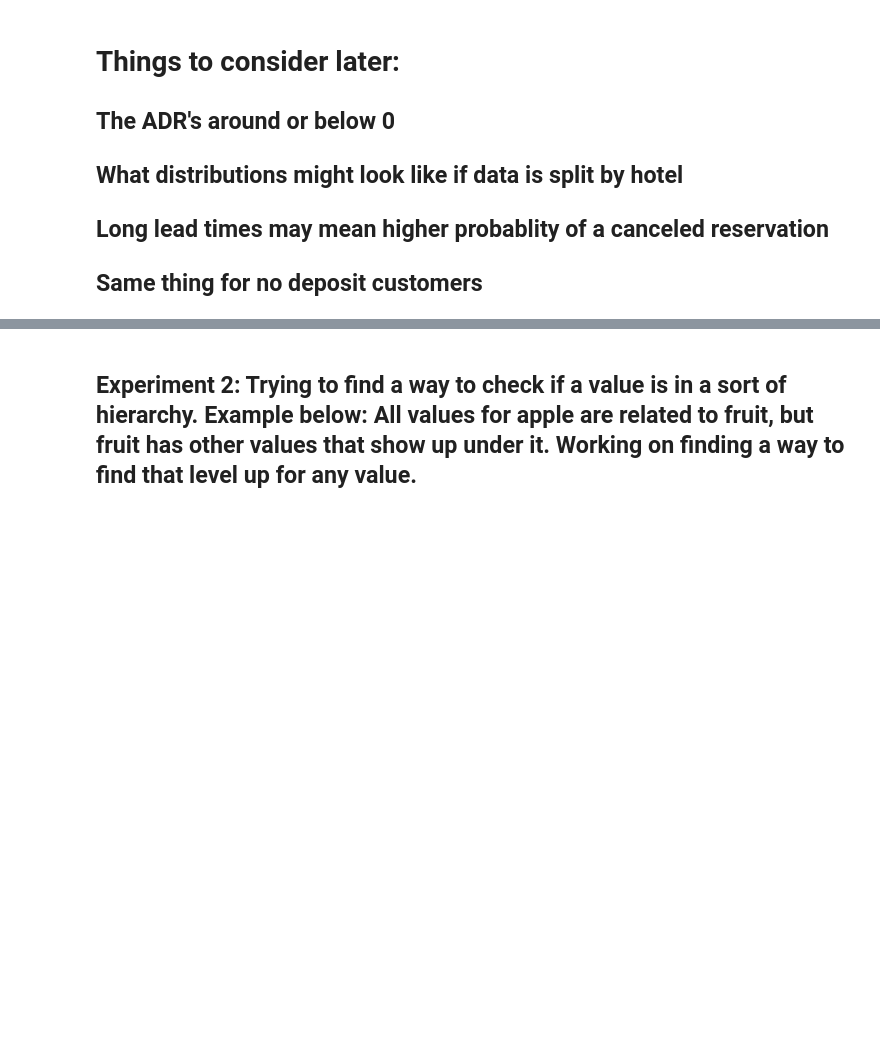
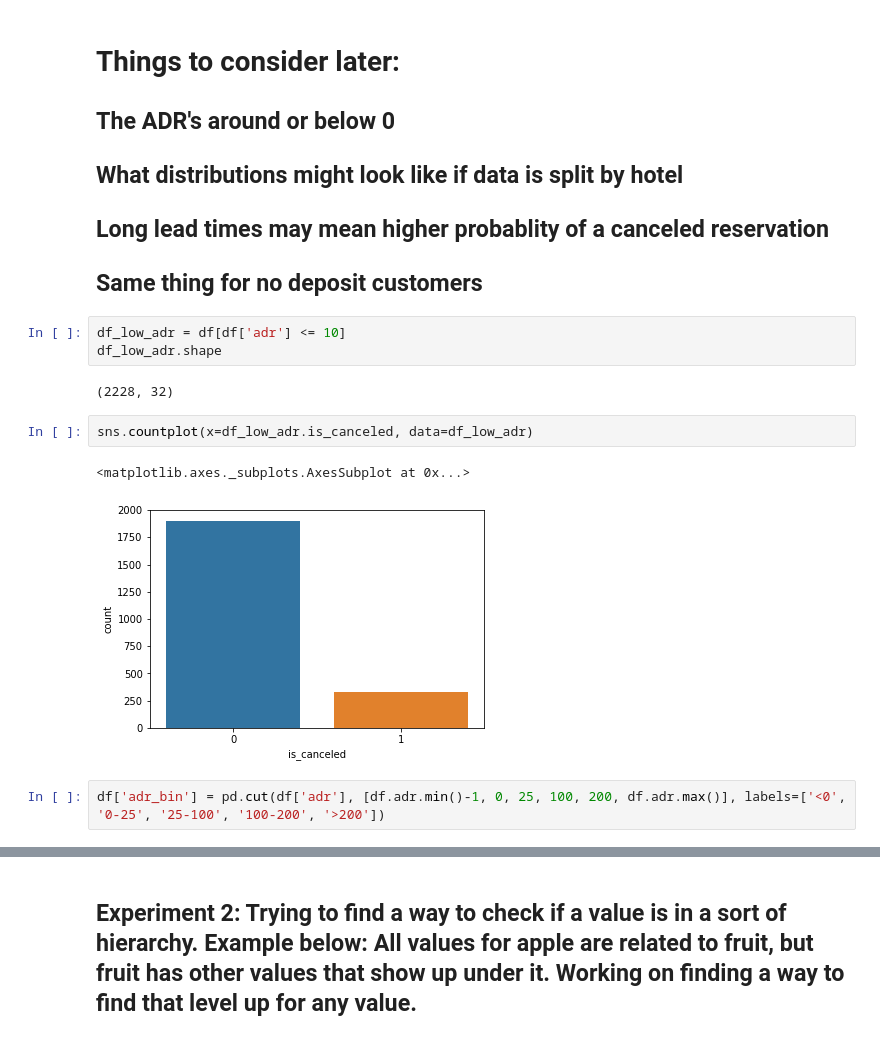
Before and after one commit to josephburton06/Hotel-Bookings, a Jupyter notebook: hotel_bookings.ipynb, the cells around one changed output, grey strips where cells are left out. Saved outputs shown, nothing was run; the diff lists cells and outputs as text; blank space fills up the shorter version.

```diff
--- a/hotel_bookings.ipynb
+++ b/hotel_bookings.ipynb
@@ -411,3 +411,15 @@ ax = sns.violinplot(x="reservation_status", y="lead_time", data=df[df['adr']<500
 ## What distributions might look like if data is split by hotel
 ## Long lead times may mean higher probablity of a canceled reservation
 ## Same thing for no deposit customers
+# %%
+df_low_adr = df[df['adr'] <= 10]
+df_low_adr.shape
+# %% [output]
+(2228, 32)
+# %%
+sns.countplot(x=df_low_adr.is_canceled, data=df_low_adr)
+# %% [output]
+<matplotlib.axes._subplots.AxesSubplot at 0x...>
+[figure, added]
+# %%
+df['adr_bin'] = pd.cut(df['adr'], [df.adr.min()-1, 0, 25, 100, 200, df.adr.max()], labels=['<0', '0-25', '25-100', '100-200', '>200'])
```
Also changed, not shown: parts of 3 cells of this notebook.
